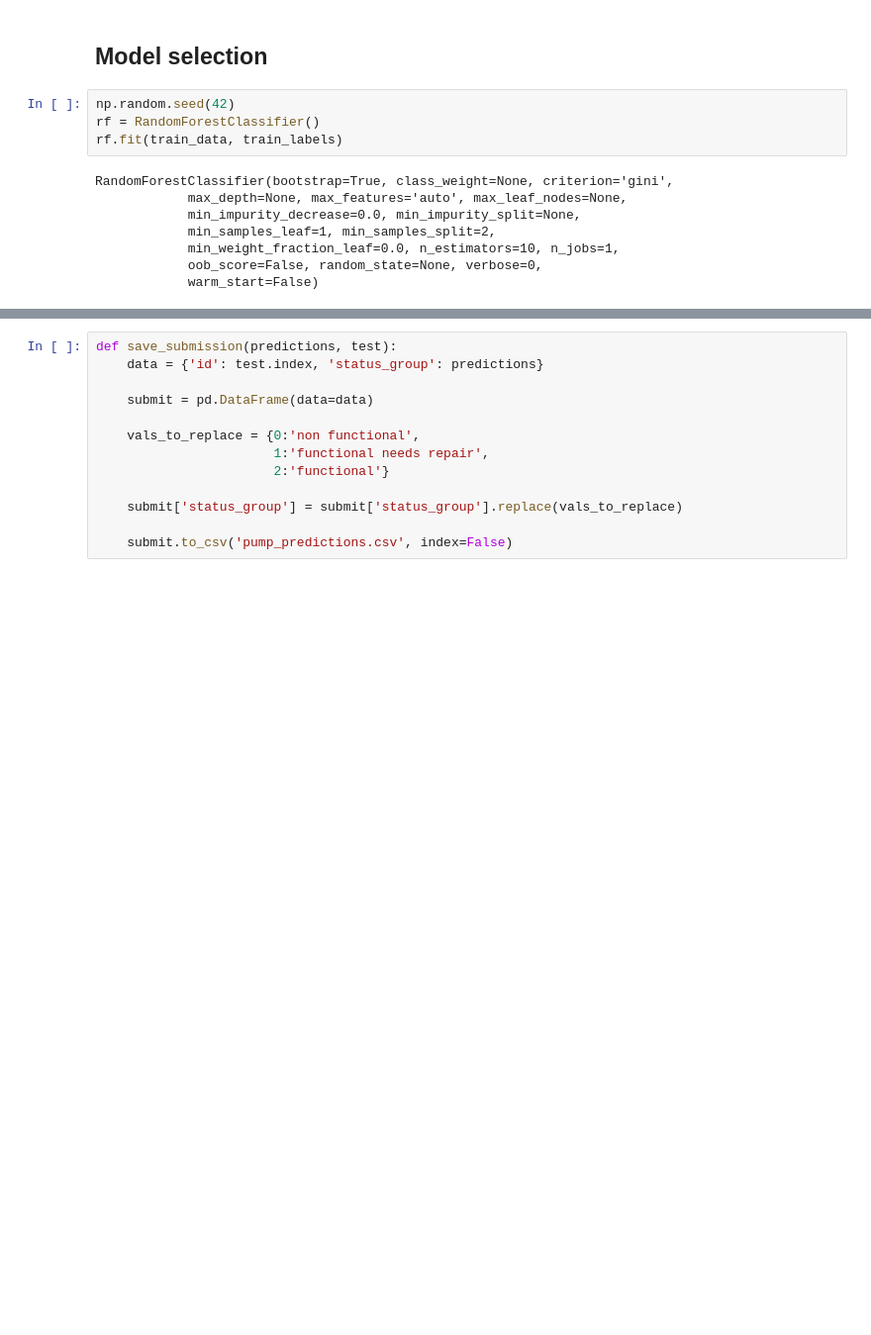
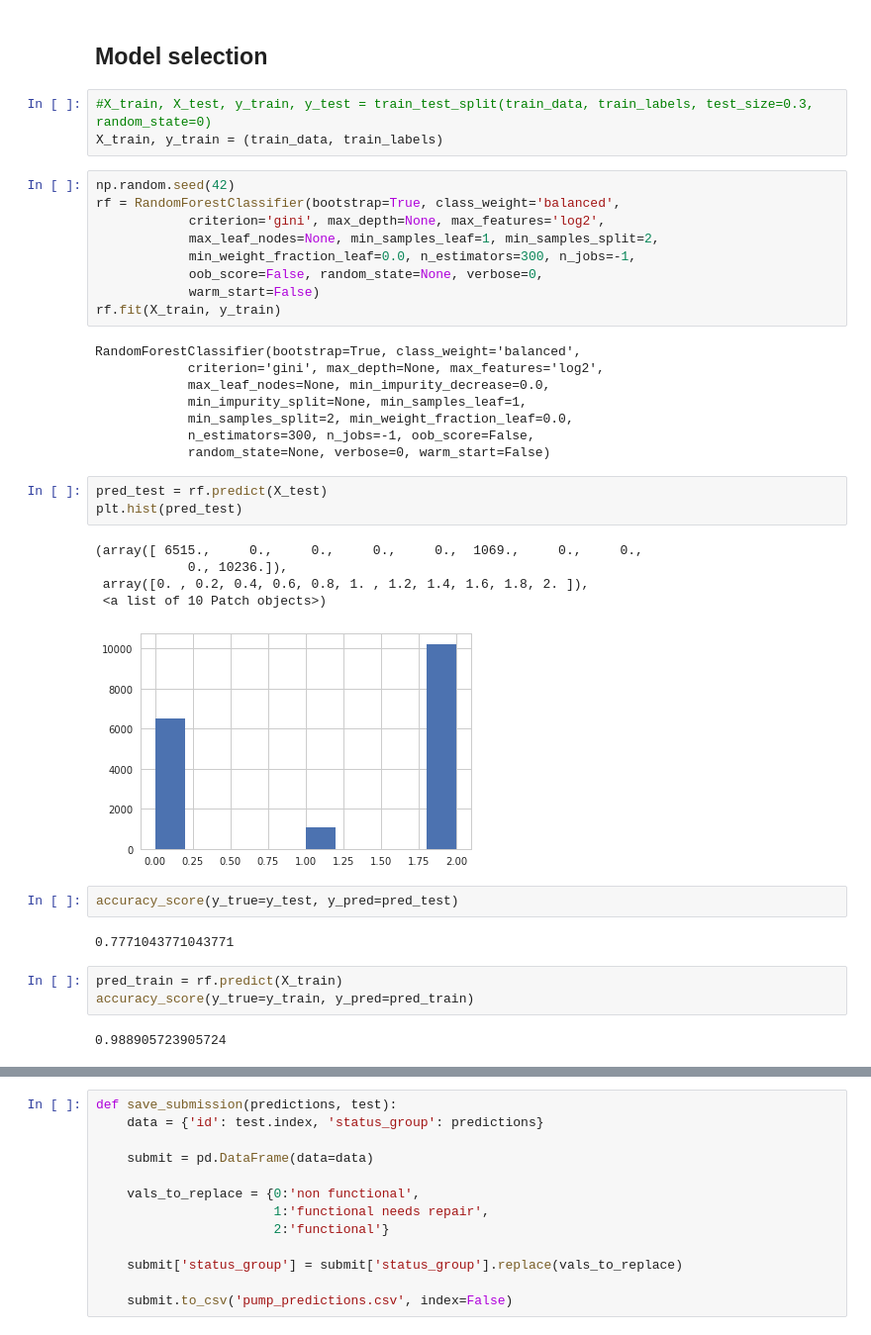
Before and after one commit to b3nk4n/ml-competitions, a Jupyter notebook: waterpumps/waterpumps.ipynb, the cells around one changed output, grey strips where cells are left out. Shown: that part at 99% size. Cells and saved outputs as stored; diff of their text form; blank space fills up the shorter version.

Commit message:
Train/test split and some metrics.

```diff
--- a/waterpumps/waterpumps.ipynb
+++ b/waterpumps/waterpumps.ipynb
@@ -472,15 +507,41 @@ train_labels = train['status_group'].as_matrix()
 test_data = testing.as_matrix()
 # %% [markdown]
 ## Model selection
-# %%
-np.random.seed(42)
-rf = RandomForestClassifier()
-rf.fit(train_data, train_labels)
-# %% [output]
-RandomForestClassifier(bootstrap=True, class_weight=None, criterion='gini',
-            max_depth=None, max_features='auto', max_leaf_nodes=None,
-            min_impurity_decrease=0.0, min_impurity_split=None,
-            min_samples_leaf=1, min_samples_split=2,
-            min_weight_fraction_leaf=0.0, n_estimators=10, n_jobs=1,
-            oob_score=False, random_state=None, verbose=0,
-            warm_start=False)
+# %%
+#X_train, X_test, y_train, y_test = train_test_split(train_data, train_labels, test_size=0.3, random_state=0)
+X_train, y_train = (train_data, train_labels)
+# %%
+np.random.seed(42)
+rf = RandomForestClassifier(bootstrap=True, class_weight='balanced',
+            criterion='gini', max_depth=None, max_features='log2',
+            max_leaf_nodes=None, min_samples_leaf=1, min_samples_split=2,
+            min_weight_fraction_leaf=0.0, n_estimators=300, n_jobs=-1,
+            oob_score=False, random_state=None, verbose=0,
+            warm_start=False)
+rf.fit(X_train, y_train)
+# %% [output]
+RandomForestClassifier(bootstrap=True, class_weight='balanced',
+            criterion='gini', max_depth=None, max_features='log2',
+            max_leaf_nodes=None, min_impurity_decrease=0.0,
+            min_impurity_split=None, min_samples_leaf=1,
+            min_samples_split=2, min_weight_fraction_leaf=0.0,
+            n_estimators=300, n_jobs=-1, oob_score=False,
+            random_state=None, verbose=0, warm_start=False)
+# %%
+pred_test = rf.predict(X_test)
+plt.hist(pred_test)
+# %% [output]
+(array([ 6515.,     0.,     0.,     0.,     0.,  1069.,     0.,     0.,
+            0., 10236.]),
+ array([0. , 0.2, 0.4, 0.6, 0.8, 1. , 1.2, 1.4, 1.6, 1.8, 2. ]),
+ <a list of 10 Patch objects>)
+[figure, added]
+# %%
+accuracy_score(y_true=y_test, y_pred=pred_test)
+# %% [output]
+0.7771043771043771
+# %%
+pred_train = rf.predict(X_train)
+accuracy_score(y_true=y_train, y_pred=pred_train)
+# %% [output]
+0.988905723905724
```
Also changed, not shown: parts of 12 cells of this notebook, 1 other file.
